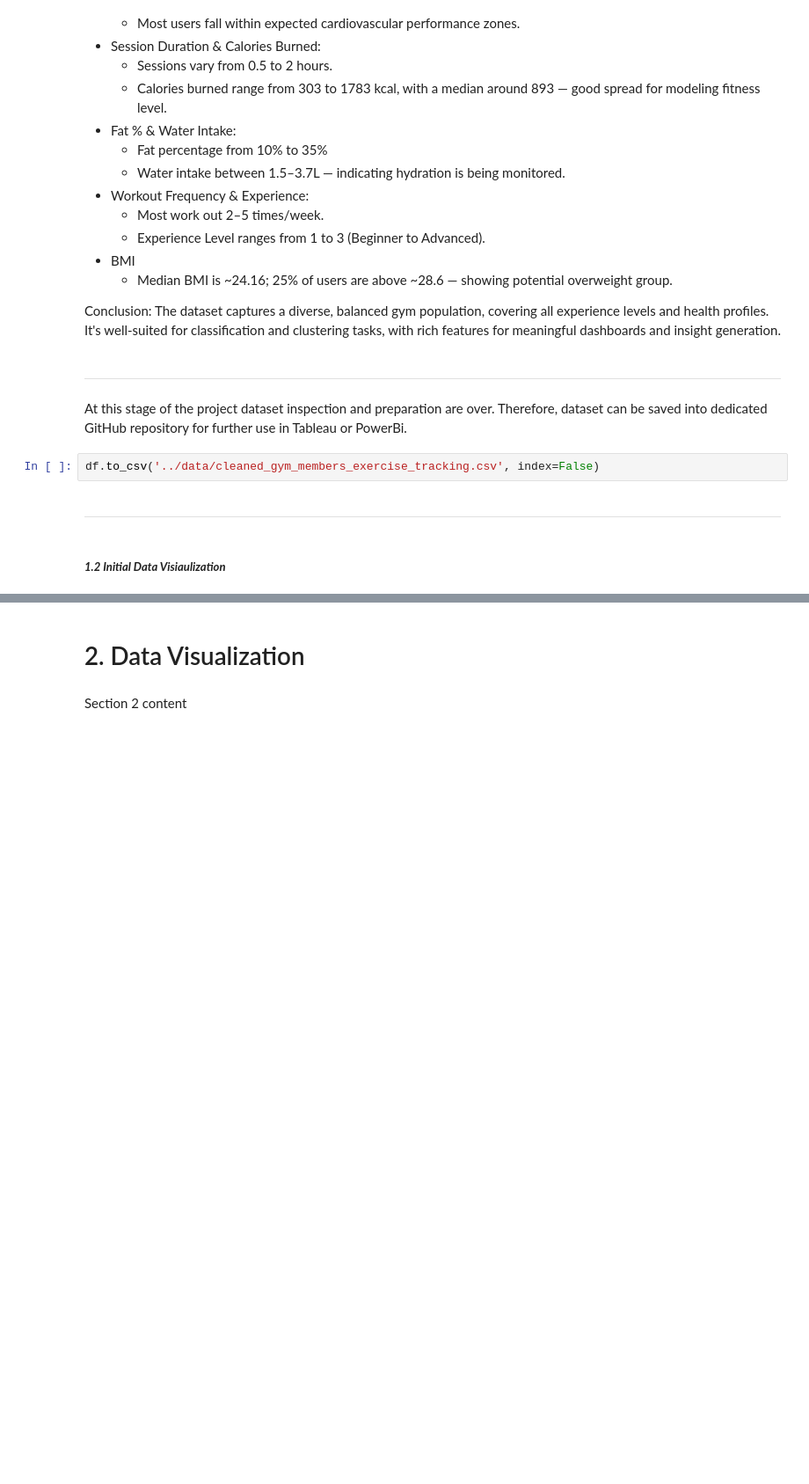
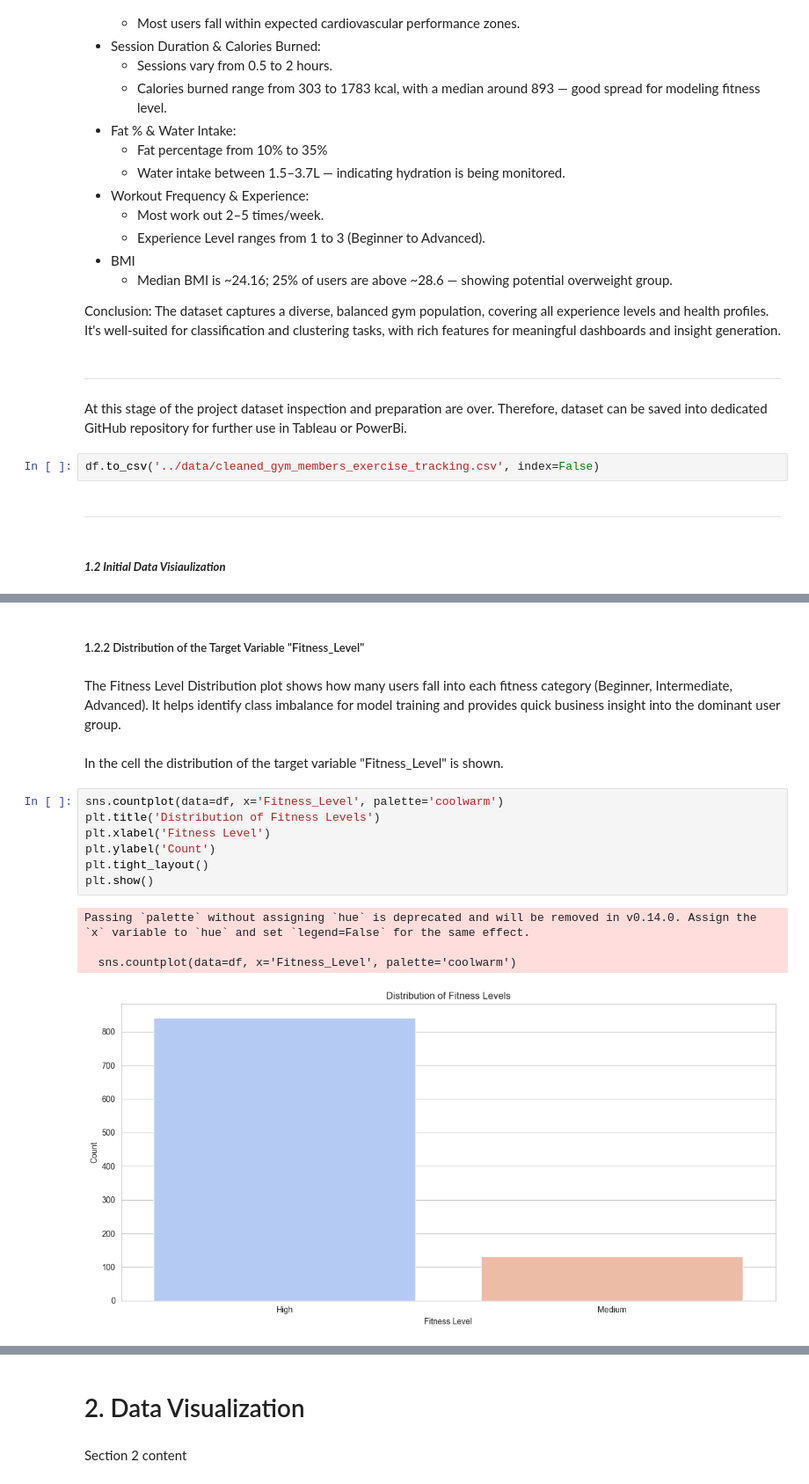
Before and after one commit to YShutko/CI_fitness_patterns_and_perfofmance_analysis, a Jupyter notebook: jupyter_notebooks/fitness_patterns_and_perfofmance_analysis.ipynb, the cells around one changed output, grey strips where cells are left out. Shown at 88% size. Saved outputs shown, nothing was run; the diff lists cells and outputs as text; blank space fills up the shorter version.

```diff
--- a/jupyter_notebooks/fitness_patterns_and_perfofmance_analysis.ipynb
+++ b/jupyter_notebooks/fitness_patterns_and_perfofmance_analysis.ipynb
@@ -262,0 +337,18 @@ df.to_csv('../data/cleaned_gym_members_exercise_tracking.csv', index=False)
+# %% [markdown]
+##### 1.2.2 Distribution of the Target Variable "Fitness_Level"
+# %% [markdown]
+The Fitness Level Distribution plot shows how many users fall into each fitness category (Beginner, Intermediate, Advanced). It helps identify class imbalance for model training and provides quick business insight into the dominant user group.
+# %% [markdown]
+In the cell the distribution of the target variable "Fitness_Level" is shown.
+# %%
+sns.countplot(data=df, x='Fitness_Level', palette='coolwarm')
+plt.title('Distribution of Fitness Levels')
+plt.xlabel('Fitness Level')
+plt.ylabel('Count')
+plt.tight_layout()
+plt.show()
+# %% [output]
+Passing `palette` without assigning `hue` is deprecated and will be removed in v0.14.0. Assign the `x` variable to `hue` and set `legend=False` for the same effect.
+
+  sns.countplot(data=df, x='Fitness_Level', palette='coolwarm')
+[figure, added]
```
Also changed, not shown: parts of 18 cells of this notebook.
